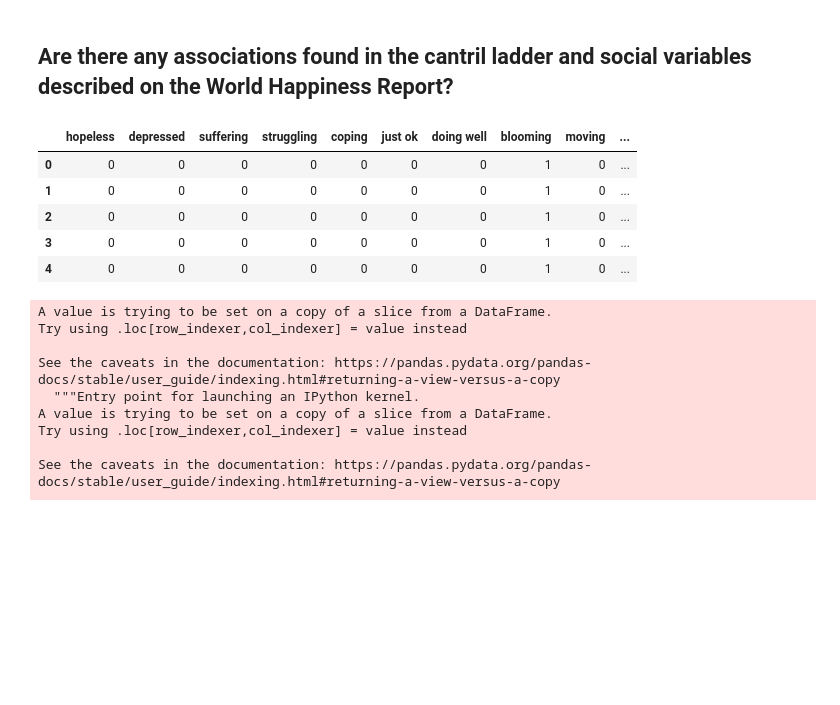
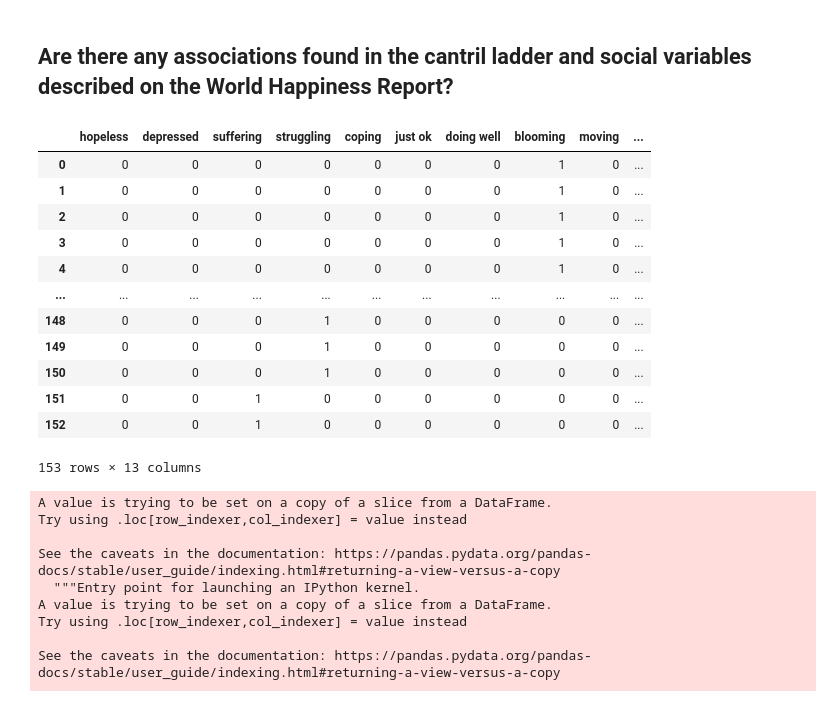
Before and after one commit to kayecandy/csmodel, a Jupyter notebook: Case Study/notebook.ipynb, the cells around one changed output. Drawn from its saved outputs; the diff is of its cells as text; code cells hidden in the pictures; blank space fills up the shorter version.

```diff
--- a/Case Study/notebook.ipynb
+++ b/Case Study/notebook.ipynb
@@ -585,35 +582,42 @@ happiness_df['moving'] = 0
 happiness_df['prospering'] = 0
 
 happiness_df['suffering area'] = 0
 happiness_df['struggling area'] = 0
 happiness_df['thriving area'] = 0
 
 happiness_df.loc[happiness_df['Ladder score'] <= 1.0, 'hopeless'] = 1
 happiness_df.loc[(happiness_df['Ladder score'] > 1.0) & (happiness_df['Ladder score'] <= 2.0), 'depressed'] = 1
 happiness_df.loc[(happiness_df['Ladder score'] > 2.0) & (happiness_df['Ladder score'] <= 3.0), 'suffering'] = 1
 happiness_df.loc[(happiness_df['Ladder score'] > 3.0) & (happiness_df['Ladder score'] <= 4.0), 'struggling'] = 1
 happiness_df.loc[(happiness_df['Ladder score'] > 4.0) & (happiness_df['Ladder score'] <= 5.0), 'coping'] = 1
 happiness_df.loc[(happiness_df['Ladder score'] > 5.0) & (happiness_df['Ladder score'] <= 6.0), 'just ok'] = 1
 happiness_df.loc[(happiness_df['Ladder score'] > 6.0) & (happiness_df['Ladder score'] <= 7.0), 'doing well'] = 1
 happiness_df.loc[(happiness_df['Ladder score'] > 7.0) & (happiness_df['Ladder score'] <= 8.0), 'blooming'] = 1
 happiness_df.loc[(happiness_df['Ladder score'] > 8.0) & (happiness_df['Ladder score'] <= 9.0), 'moving'] = 1
 happiness_df.loc[(happiness_df['Ladder score'] > 9.0) & (happiness_df['Ladder score'] <= 10.0), 'prospering'] = 1
 
 happiness_df.loc[happiness_df['Ladder score'] <= 3.0, 'suffering area'] = 1
 happiness_df.loc[(happiness_df['Ladder score'] > 3.0) & (happiness_df['Ladder score'] <= 6.0), 'struggling area'] = 1
 happiness_df.loc[happiness_df['Ladder score'] > 6.0, 'thriving area'] = 1
 
 association_df = happiness_df[['hopeless', 'depressed', 'suffering', 'struggling', 'coping', 'just ok', 'doing well', 'blooming', 'moving', 'prospering', 'suffering area', 'struggling area', 'thriving area']]
 
-association_df.head()
-#association_df
+#association_df.head()
+association_df
 # %% [output]
 |  | hopeless | depressed | suffering | struggling | coping | just ok | doing well | blooming | moving | ... |
 | 0 | 0 | 0 | 0 | 0 | 0 | 0 | 0 | 1 | 0 | ... |
 | 1 | 0 | 0 | 0 | 0 | 0 | 0 | 0 | 1 | 0 | ... |
 | 2 | 0 | 0 | 0 | 0 | 0 | 0 | 0 | 1 | 0 | ... |
 | 3 | 0 | 0 | 0 | 0 | 0 | 0 | 0 | 1 | 0 | ... |
 | 4 | 0 | 0 | 0 | 0 | 0 | 0 | 0 | 1 | 0 | ... |
+| ... | ... | ... | ... | ... | ... | ... | ... | ... | ... | ... |
+| 148 | 0 | 0 | 0 | 1 | 0 | 0 | 0 | 0 | 0 | ... |
+| 149 | 0 | 0 | 0 | 1 | 0 | 0 | 0 | 0 | 0 | ... |
+| 150 | 0 | 0 | 0 | 1 | 0 | 0 | 0 | 0 | 0 | ... |
+| 151 | 0 | 0 | 1 | 0 | 0 | 0 | 0 | 0 | 0 | ... |
+| 152 | 0 | 0 | 1 | 0 | 0 | 0 | 0 | 0 | 0 | ... |
+153 rows × 13 columns
 # %%
 association_df['freedom_bin'] = 0
 association_df['social_support_bin'] = 0
```
Also changed, not shown: parts of 5 cells of this notebook.
